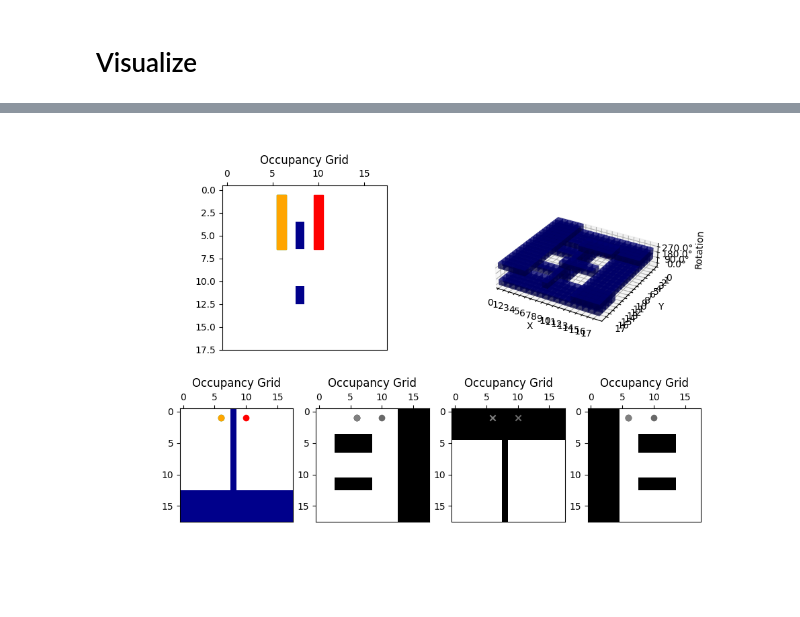
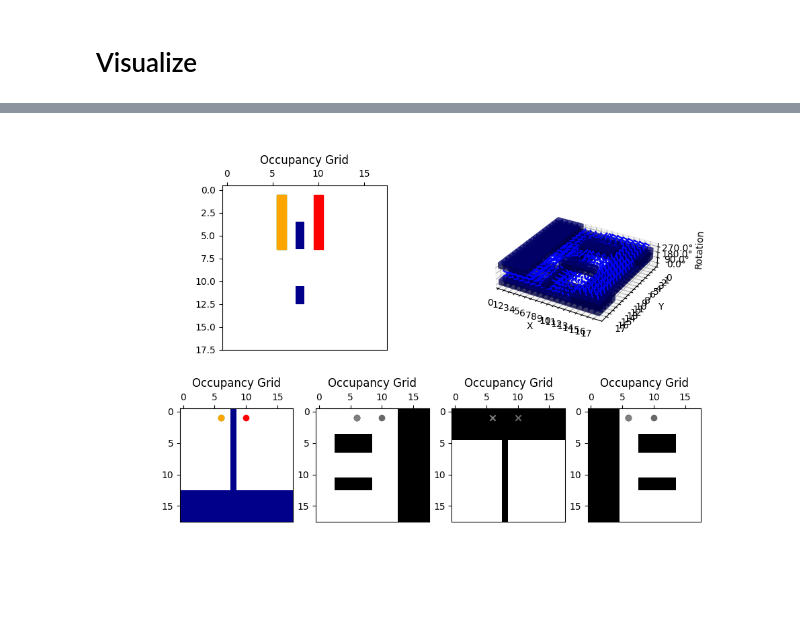
Before and after one commit to ca-schue/potential-field, a Jupyter notebook: pot-field-gradient-wavefront.ipynb, the cells around one changed output, grey strips where cells are left out. Drawn from its saved outputs; the diff is of its cells as text; code cells hidden in the pictures.

```diff
--- a/pot-field-gradient-wavefront.ipynb
+++ b/pot-field-gradient-wavefront.ipynb
@@ -516,6 +465,10 @@ def visualize_3d_potential(potential, title, ax):
     #ax.invert_yaxis()
 
 fig = plt.figure(figsize=(5, 5))
+total_potential = wavefront_algorithm(
+    cs_space=computational_space,
+    goal=goal_point
+)
 visualize_3d_potential(total_potential/np.max(total_potential), 'Total Potential', fig.add_subplot(111, projection='3d'))
 plt.show()
 
@@ -841,11 +684,41 @@ def gradient_descent(current_position, force_field_x, force_field_y, force_field
 # Visualize
 # %%
 fig = plt.figure(figsize=(10, 7))
+ax_occupancy_grid = fig.add_subplot(2, 4, (1,2))
+ax_cs_2D = [fig.add_subplot(2, 4, 5), fig.add_subplot(2, 4, 6), fig.add_subplot(2, 4, 7), fig.add_subplot(2, 4, 8)]
+ax_cs_3D = fig.add_subplot(2, 4, (3,4), projection='3d')
 
-ax_occupancy_grid = fig.add_subplot(2, 4, (1,2))
-ax_cs_3D_force_vetors = fig.add_subplot(2, 4, (3,4), projection='3d')
+path = []
 
-ax_cs_2D = [fig.add_subplot(2, 4, 5), fig.add_subplot(2, 4, 6), fig.add_subplot(2, 4, 7), fig.add_subplot(2, 4, 8)]
+visualize_computational_space(
+    computational_space=computational_space,
+    force_field_x=force_field_x,
+    force_field_y=force_field_y,
+    force_field_rotation=force_field_rotation,
+    start_point=start_point,
+    goal_point=goal_point,
+    current_position=current_position,
+    ax=ax_cs_3D)
+
+plot_occupancy_grid(
+    occupancy_grid=occupancy_grid,
+    start_point=start_point,
+    goal_point=goal_point,
+    current_position=current_position,
+    robot_width=robot_width,
+    robot_length=robot_length,
+    plot_axis=ax_occupancy_grid
+)
+for rotation in range(4):
+    plot_occupancy_grid(
+    occupancy_grid=computational_space[rotation],
+    start_point=start_point,
+    goal_point=goal_point,
+    current_position=current_position,
+    plot_axis=ax_cs_2D[rotation],
+    active = current_position[2] == rotation
+)
+
 
 def on_key(event):
     global current_position, path
@@ -853,15 +726,18 @@ def on_key(event):
                         current_position=current_position,
                         force_field_x=force_field_x,
                         force_field_y=force_field_y,
-                        force_field_rotation=force_field_rotation)
+                        force_field_rotation=force_field_rotation,
+                        path=path)
 
-    visualize_space_and_forces(
+    visualize_computational_space(
         computational_space=computational_space,
         force_field_x=force_field_x,
         force_field_y=force_field_y,
         force_field_rotation=force_field_rotation,
         goal_point=goal_point,
-        ax=ax_cs_3D_force_vetors)
+        start_point=start_point,
+        current_position=current_position,
+        ax=ax_cs_3D)
     plot_occupancy_grid(
         occupancy_grid=occupancy_grid,
         start_point=start_point,
@@ -885,36 +761,10 @@ def on_key(event):
     # path.append(tuple(current_position))
     plt.draw()
 
-visualize_space_and_forces(
-    computational_space=computational_space,
-    force_field_x=force_field_x,
-    force_field_y=force_field_y,
-    force_field_rotation=force_field_rotation,
-    goal_point=goal_point,
-    ax=ax_cs_3D_force_vetors)
-plot_occupancy_grid(
-    occupancy_grid=occupancy_grid,
-    start_point=start_point,
-    goal_point=goal_point,
-    current_position=current_position,
-    robot_width=robot_width,
-    robot_length=robot_length,
-    plot_axis=ax_occupancy_grid
-)
-for rotation in range(4):
-    plot_occupancy_grid(
-    occupancy_grid=computational_space[rotation],
-    start_point=start_point,
-    goal_point=goal_point,
-    current_position=current_position,
-    plot_axis=ax_cs_2D[rotation],
-    active = current_position[2] == rotation
-)
-print(current_position)
-
 
 # Verbinde die Tasten mit der Funktion on_key
 fig.canvas.mpl_connect('key_press_event', on_key)
 
+
 plt.show()
 # %% [output]
@@ -923 +771 @@ plt.show()
-[figure, old version]
+[figure, new version]
```
Also changed, not shown: parts of 13 cells of this notebook.
